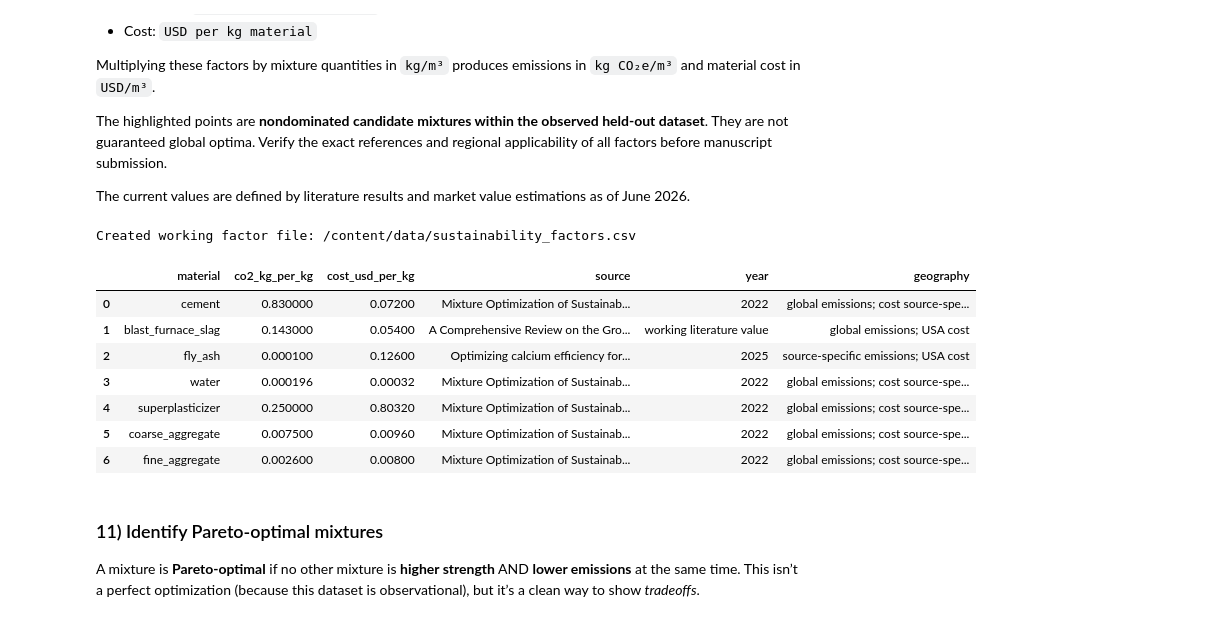
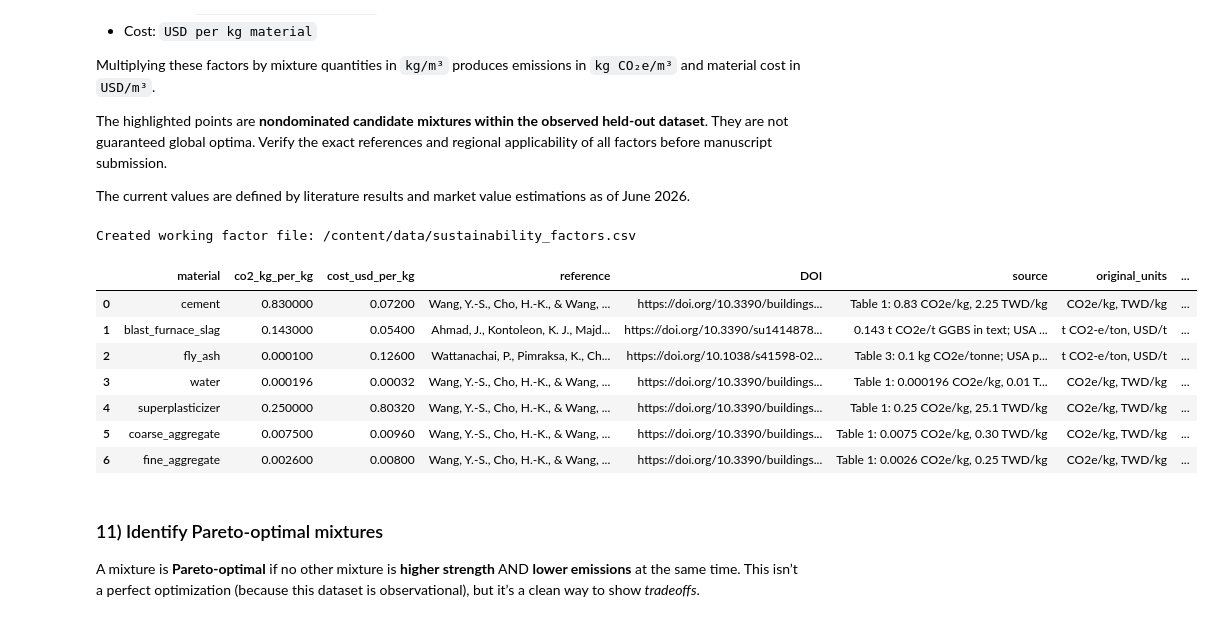
Before and after one commit to helloeveryone312-wq/Optimizing-Recycled-Aggregate-Concrete, a Jupyter notebook: notebooks/02_cv_tuning_and_outputs.ipynb, the cells around one changed output. Saved outputs shown, nothing was run; the diff lists cells and outputs as text; code cells hidden in the pictures.

```diff
--- a/notebooks/02_cv_tuning_and_outputs.ipynb
+++ b/notebooks/02_cv_tuning_and_outputs.ipynb
@@ -735,7 +735,11 @@ working_factors = pd.DataFrame(
             "material": "cement",
             "co2_kg_per_kg": 0.830000,
             "cost_usd_per_kg": 0.072000,
-            "source": "Mixture Optimization of Sustainable Concrete with Silica Fume Considering CO2 Emissions and Cost (Wang et al.); Emissions in CO2e/kg and cost converted to USD/kg from Table 1.",
+            "reference": "Wang, Y.-S., Cho, H.-K., & Wang, X.-Y. (2022). Mixture Optimization of Sustainable Concrete with Silica Fume Considering CO2 Emissions and Cost. Buildings, 12(10), 1580.",
+            "DOI": "https://doi.org/10.3390/buildings12101580",
+            "source": "Table 1: 0.83 CO2e/kg, 2.25 TWD/kg",
+            "original_units": "CO2e/kg, TWD/kg",
+            "conversion_equation": "TWD to USD conversion: 1 -> 0.032, multiply TWD/kg by USD/TWD to yield USD/KG",
             "year": "2022",
             "geography": "global emissions; cost source-specific",
         },
@@ -743,15 +747,23 @@ working_factors = pd.DataFrame(
             "material": "blast_furnace_slag",
             "co2_kg_per_kg": 0.143000,
             "cost_usd_per_kg": 0.054000,
-            "source": "A Comprehensive Review on the Ground Granulated Blast Furnace Slag (GGBS) in Concrete Production (Ahmad et al.); 0.143 t CO2e/t GGBS in Table 2. USA price note: USD 54/t.",
-            "year": "working literature value",
+            "reference": "Ahmad, J., Kontoleon, K. J., Majdi, A., Naqash, M. T., Deifalla, A. F., Ben Kahla, N., Isleem, H. F., & Qaidi, S. M. A. (2022). A Comprehensive Review on the Ground Granulated Blast Furnace Slag (GGBS) in Concrete Production. Sustainability, 14(14), 8783.; IMARC Group. (2026). Ground granulated blast-furnace slag (GGBFS) prices, trend, chart, demand, market analysis, news, historical and forecast data report 2026 edition (Report No. SR112026A22534). https://www.imarcgroup.com/ground-granulated-blast-furnace-slag-pricing-report",
+            "DOI": "https://doi.org/10.3390/su14148783; NA",
+            "source": "0.143 t CO2e/t GGBS in text; USA price note Q1: USD 54/t",
+            "original_units": "t CO2-e/ton, USD/t",
+            "conversion_equation": "Divide USD/t by 1000 to get USD/kg; change units of t CO2-e/ton to CO2e/kg with no values changed",
+            "year": "2022; 2026",
             "geography": "global emissions; USA cost",
         },
         {
             "material": "fly_ash",
             "co2_kg_per_kg": 0.000100,
             "cost_usd_per_kg": 0.126000,
-            "source": "Optimizing calcium efficiency for sustainable cement with GGBFS-fly ash systems (Wattanachai et al.); 0.1 kg CO2e/tonne converted to kg CO2e/kg in Table 3. USA price note: USD 126/t.",
+            "reference": "Wattanachai, P., Pimraksa, K., Chaiwithee, S., Keereemasthong, T., & Kochchapong, K. (2025). Optimizing calcium efficiency for sustainable cement with GGBFS-fly ash systems. Scientific reports, 15(1), 31352.; IMARC Group. (2026). Fly ash prices, trend, chart, demand, market analysis, news, historical and forecast data report 2026 edition (Report No. SR112026A22714). https://www.imarcgroup.com/fly-ash-pricing-report",
+            "DOI": "https://doi.org/10.1038/s41598-025-16959-6; NA",
+            "source": "Table 3: 0.1 kg CO2e/tonne; USA price note Q1: USD 126/t",
+            "original_units": "t CO2-e/ton, USD/t",
+            "conversion_equation": "Divide USD/t by 1000 to get USD/kg; divide kg CO2e/tonne by 1000 to get kg CO2e/kg",
             "year": "2025",
             "geography": "source-specific emissions; USA cost",
         },
@@ -759,7 +771,11 @@ working_factors = pd.DataFrame(
             "material": "water",
             "co2_kg_per_kg": 0.000196,
             "cost_usd_per_kg": 0.000320,
-            "source": "Mixture Optimization of Sustainable Concrete with Silica Fume Considering CO2 Emissions and Cost (Wang et al.); Emissions in CO2e/kg and cost converted to USD/kg from Table 1.",
+            "reference": "Wang, Y.-S., Cho, H.-K., & Wang, X.-Y. (2022). Mixture Optimization of Sustainable Concrete with Silica Fume Considering CO2 Emissions and Cost. Buildings, 12(10), 1580.",
+            "DOI": "https://doi.org/10.3390/buildings12101580",
+            "source": "Table 1: 0.000196 CO2e/kg, 0.01 TWD/kg",
+            "original_units": "CO2e/kg, TWD/kg",
+            "conversion_equation": "TWD to USD conversion: 1 -> 0.032, multiply TWD/kg by USD/TWD to yield USD/KG",
             "year": "2022",
             "geography": "global emissions; cost source-specific",
         },
@@ -767,7 +783,11 @@ working_factors = pd.DataFrame(
             "material": "superplasticizer",
             "co2_kg_per_kg": 0.250000,
             "cost_usd_per_kg": 0.803200,
-            "source": "Mixture Optimization of Sustainable Concrete with Silica Fume Considering CO2 Emissions and Cost (Wang et al.); Emissions in CO2e/kg and cost converted to USD/kg from Table 1.",
+            "reference": "Wang, Y.-S., Cho, H.-K., & Wang, X.-Y. (2022). Mixture Optimization of Sustainable Concrete with Silica Fume Considering CO2 Emissions and Cost. Buildings, 12(10), 1580.",
+            "DOI": "https://doi.org/10.3390/buildings12101580",
+            "source": "Table 1: 0.25 CO2e/kg, 25.1 TWD/kg",
+            "original_units": "CO2e/kg, TWD/kg",
+            "conversion_equation": "TWD to USD conversion: 1 -> 0.032, multiply TWD/kg by USD/TWD to yield USD/KG",
             "year": "2022",
             "geography": "global emissions; cost source-specific",
         },
@@ -775,43 +795,51 @@ working_factors = pd.DataFrame(
             "material": "coarse_aggregate",
             "co2_kg_per_kg": 0.007500,
             "cost_usd_per_kg": 0.009600,
-            "source": "Mixture Optimization of Sustainable Concrete with Silica Fume Considering CO2 Emissions and Cost (Wang et al.); Emissions in CO2e/kg and cost converted to USD/kg from Table 1.",
+            "reference": "Wang, Y.-S., Cho, H.-K., & Wang, X.-Y. (2022). Mixture Optimization of Sustainable Concrete with Silica Fume Considering CO2 Emissions and Cost. Buildings, 12(10), 1580.",
+            "DOI": "https://doi.org/10.3390/buildings12101580",
+            "source": "Table 1: 0.0075 CO2e/kg, 0.30 TWD/kg",
+            "original_units": "CO2e/kg, TWD/kg",
+            "conversion_equation": "TWD to USD conversion: 1 -> 0.032, multiply TWD/kg by USD/TWD to yield USD/KG",
             "year": "2022",
             "geography": "global emissions; cost source-specific",
         },
         {
             "material": "fine_aggregate",
             "co2_kg_per_kg": 0.002600,
             "cost_usd_per_kg": 0.008000,
-            "source": "Mixture Optimization of Sustainable Concrete with Silica Fume Considering CO2 Emissions and Cost (Wang et al.); Emissions in CO2e/kg and cost converted to USD/kg from Table 1.",
+            "reference": "Wang, Y.-S., Cho, H.-K., & Wang, X.-Y. (2022). Mixture Optimization of Sustainable Concrete with Silica Fume Considering CO2 Emissions and Cost. Buildings, 12(10), 1580.",
+            "DOI": "https://doi.org/10.3390/buildings12101580",
+            "source": "Table 1: 0.0026 CO2e/kg, 0.25 TWD/kg",
+            "original_units": "CO2e/kg, TWD/kg",
+            "conversion_equation": "TWD to USD conversion: 1 -> 0.032, multiply TWD/kg by USD/TWD to yield USD/KG",
             "year": "2022",
             "geography": "global emissions; cost source-specific",
         },
     ]
 )
 
 # Saves information to a CSV for publication purposes
 factor_path = DATA_DIR / "sustainability_factors.csv"
 
 # OVERWRITE_WORKING_FACTORS currently set to false since file is made in
 # previous code
 if OVERWRITE_WORKING_FACTORS or not factor_path.exists():
     working_factors.to_csv(factor_path, index=False)
     print("Created working factor file:", factor_path)
 else:
     print("Using existing factor file:", factor_path)
 
 working_factors
 # %% [output]
 Created working factor file: /content/data/sustainability_factors.csv
-|  | material | co2_kg_per_kg | cost_usd_per_kg | source | year | geography |
-| 0 | cement | 0.830000 | 0.07200 | Mixture Optimization of Sustainab... | 2022 | global emissions; cost source-spe... |
-| 1 | blast_furnace_slag | 0.143000 | 0.05400 | A Comprehensive Review on the Gro... | working literature value | global emissions; USA cost |
-| 2 | fly_ash | 0.000100 | 0.12600 | Optimizing calcium efficiency for... | 2025 | source-specific emissions; USA cost |
-| 3 | water | 0.000196 | 0.00032 | Mixture Optimization of Sustainab... | 2022 | global emissions; cost source-spe... |
-| 4 | superplasticizer | 0.250000 | 0.80320 | Mixture Optimization of Sustainab... | 2022 | global emissions; cost source-spe... |
-| 5 | coarse_aggregate | 0.007500 | 0.00960 | Mixture Optimization of Sustainab... | 2022 | global emissions; cost source-spe... |
-| 6 | fine_aggregate | 0.002600 | 0.00800 | Mixture Optimization of Sustainab... | 2022 | global emissions; cost source-spe... |
+|  | material | co2_kg_per_kg | cost_usd_per_kg | reference | DOI | source | original_units | ... |
+| 0 | cement | 0.830000 | 0.07200 | Wang, Y.-S., Cho, H.-K., & Wang, ... | https://doi.org/10.3390/buildings... | Table 1: 0.83 CO2e/kg, 2.25 TWD/kg | CO2e/kg, TWD/kg | ... |
+| 1 | blast_furnace_slag | 0.143000 | 0.05400 | Ahmad, J., Kontoleon, K. J., Majd... | https://doi.org/10.3390/su1414878... | 0.143 t CO2e/t GGBS in text; USA ... | t CO2-e/ton, USD/t | ... |
+| 2 | fly_ash | 0.000100 | 0.12600 | Wattanachai, P., Pimraksa, K., Ch... | https://doi.org/10.1038/s41598-02... | Table 3: 0.1 kg CO2e/tonne; USA p... | t CO2-e/ton, USD/t | ... |
+| 3 | water | 0.000196 | 0.00032 | Wang, Y.-S., Cho, H.-K., & Wang, ... | https://doi.org/10.3390/buildings... | Table 1: 0.000196 CO2e/kg, 0.01 T... | CO2e/kg, TWD/kg | ... |
+| 4 | superplasticizer | 0.250000 | 0.80320 | Wang, Y.-S., Cho, H.-K., & Wang, ... | https://doi.org/10.3390/buildings... | Table 1: 0.25 CO2e/kg, 25.1 TWD/kg | CO2e/kg, TWD/kg | ... |
+| 5 | coarse_aggregate | 0.007500 | 0.00960 | Wang, Y.-S., Cho, H.-K., & Wang, ... | https://doi.org/10.3390/buildings... | Table 1: 0.0075 CO2e/kg, 0.30 TWD/kg | CO2e/kg, TWD/kg | ... |
+| 6 | fine_aggregate | 0.002600 | 0.00800 | Wang, Y.-S., Cho, H.-K., & Wang, ... | https://doi.org/10.3390/buildings... | Table 1: 0.0026 CO2e/kg, 0.25 TWD/kg | CO2e/kg, TWD/kg | ... |
 # %% [markdown]
 ### 11) Identify Pareto-optimal mixtures
 
```
